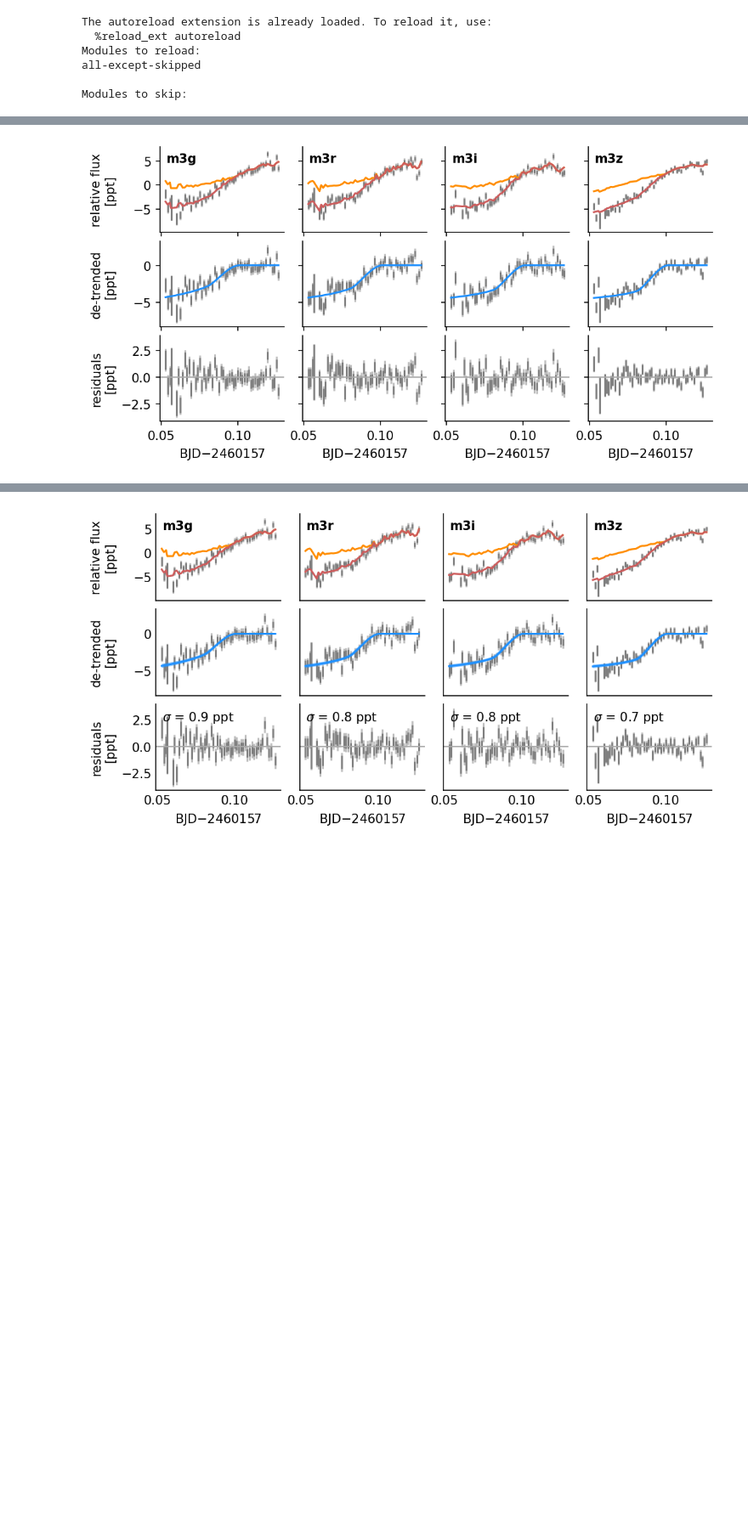
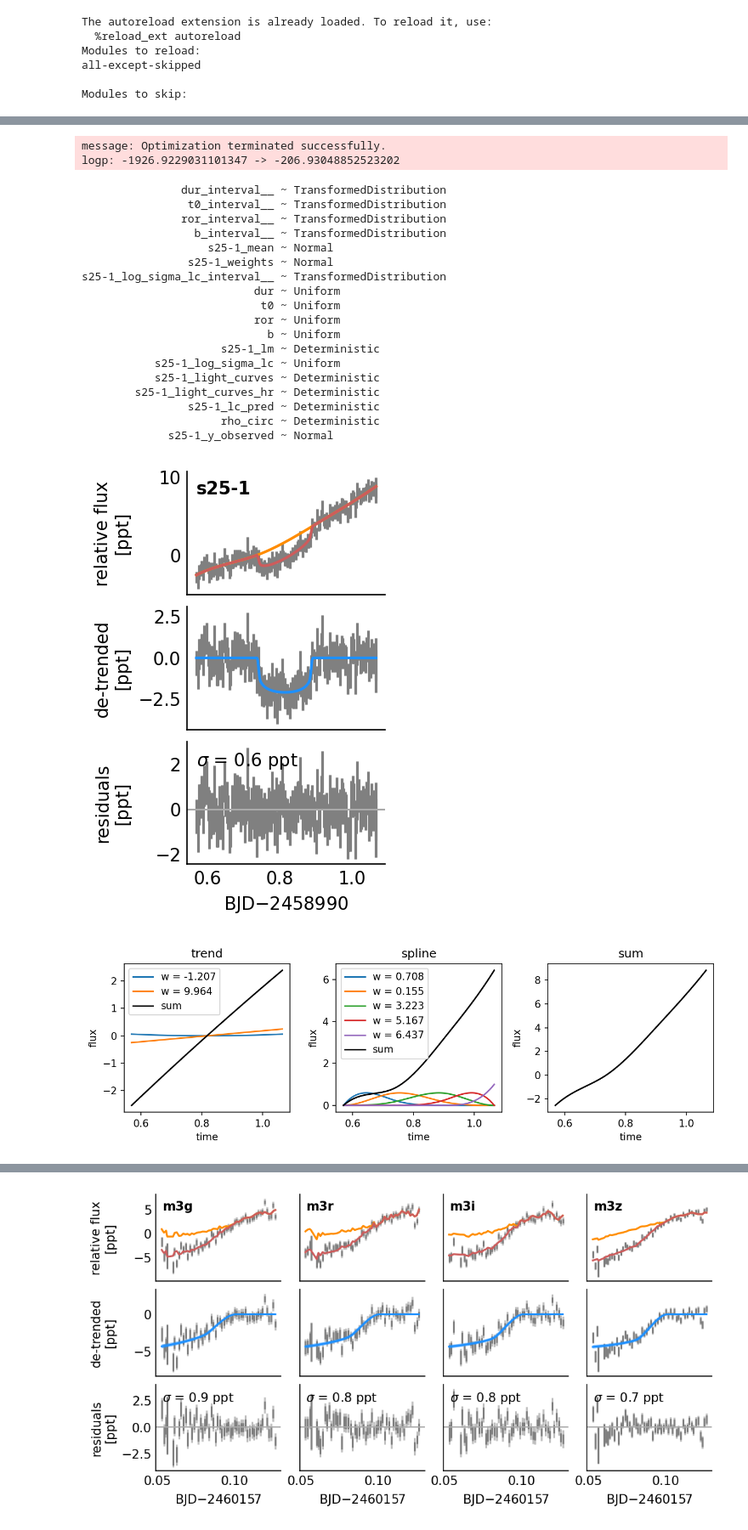
Before and after one commit to john-livingston/timer, a Jupyter notebook: notebooks/test.ipynb, the cells around one changed output, grey strips where cells are left out. Shown at 85% size. Cells and saved outputs as stored; diff of their text form; code cells hidden in the pictures; blank space fills up the shorter version.

Commit message:
enable trend and spline together, improve systematics plots

```diff
--- a/notebooks/test.ipynb
+++ b/notebooks/test.ipynb
@@ -23,15 +23,17 @@ sys.path.append(proj_root)
 # %%
 from timer.fit import TransitFit
 
-wd = os.path.join(proj_root, 'examples/v1298tau')
+wd = os.path.join(proj_root, 'examples/v1298tau-m2')
 fp = f'{wd}/fit.yaml'
 fit_params = yaml.load(open(fp), Loader=yaml.FullLoader)
 fp = f'{wd}/sys.yaml'
 sys_params = yaml.load(open(fp), Loader=yaml.FullLoader)
-fit_params['clobber'] = False
+fit_params['clobber'] = True
 fit_params['cores'] = 1
 fit = TransitFit(sys_params, fit_params, wd=wd)
 fit.build_model()
+for name in fit.data.keys():
+    fit.plot_systematics(name, style=2)
 # %% [output]
 setting default: fixed = ['period', 'u_star']
 setting default: fit_basis = duration
@@ -53 +57,22 @@ loading MAP solution from map.pkl
+message: Optimization terminated successfully.
+logp: -1926.9229031101347 -> -206.93048852523202
+               dur_interval__ ~ TransformedDistribution
+                t0_interval__ ~ TransformedDistribution
+               ror_interval__ ~ TransformedDistribution
+                 b_interval__ ~ TransformedDistribution
+                   s25-1_mean ~ Normal
+                s25-1_weights ~ Normal
+s25-1_log_sigma_lc_interval__ ~ TransformedDistribution
+                          dur ~ Uniform
+                           t0 ~ Uniform
+                          ror ~ Uniform
+                            b ~ Uniform
+                     s25-1_lm ~ Deterministic
+           s25-1_log_sigma_lc ~ Uniform
+           s25-1_light_curves ~ Deterministic
+        s25-1_light_curves_hr ~ Deterministic
+                s25-1_lc_pred ~ Deterministic
+                     rho_circ ~ Deterministic
+             s25-1_y_observed ~ Normal
-[figure, old version]
+[figure, new version]
+[figure, added]
```
Also changed, not shown: parts of 6 cells of this notebook, 4 other files.
